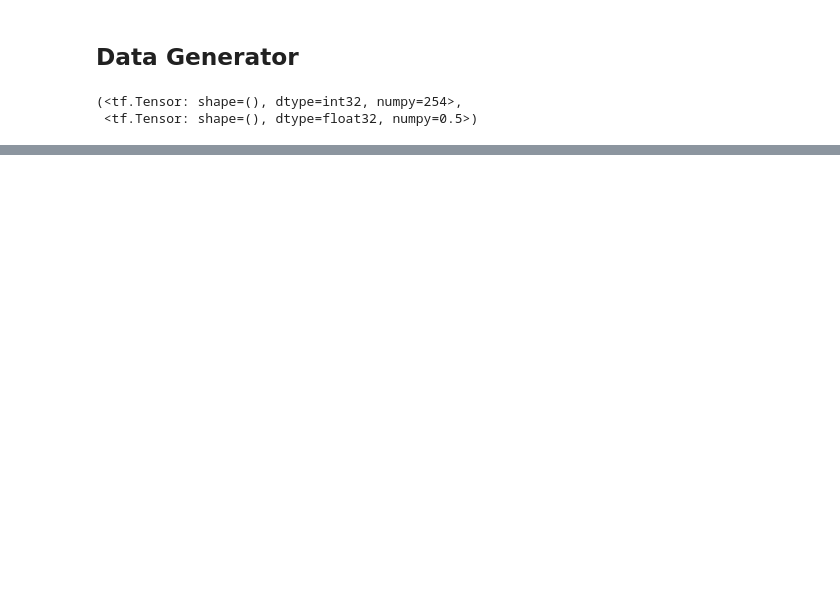
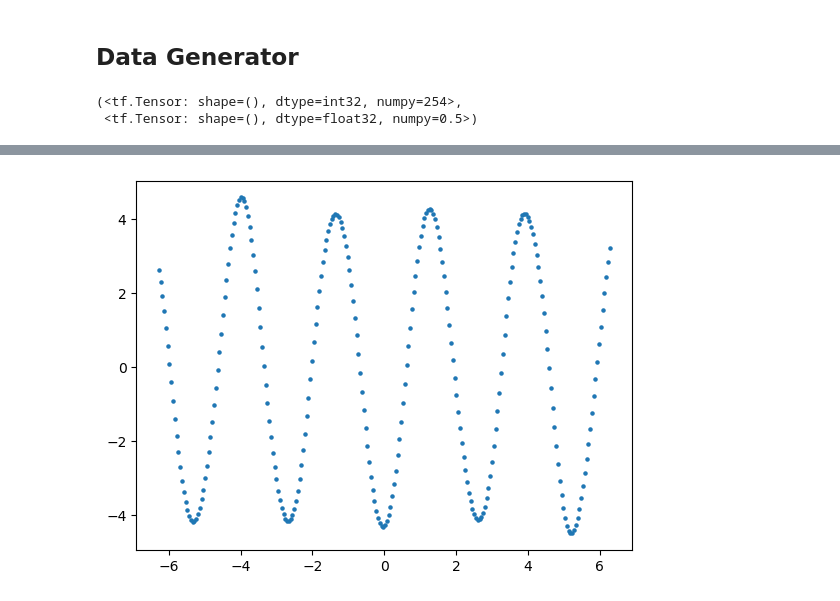
Before and after one commit to sejin8642/handson, a Jupyter notebook: scripts/part2/models.ipynb, the cells around one changed output, grey strips where cells are left out. Cells and saved outputs as stored; diff of their text form; code cells hidden in the pictures; blank space fills up the shorter version.

```diff
--- a/scripts/part2/models.ipynb
+++ b/scripts/part2/models.ipynb
@@ -1653,17 +1659,22 @@ validation_dataset = validation_dataset.batch(32).prefetch(tf.data.AUTOTUNE)
 # %%
 model = keras.models.Sequential([
-    keras.layers.Dense(64, activation="selu", input_shape=(128,)),
-    keras.layers.Dense(64, activation="selu"),
-    keras.layers.Dense(64, activation="linear")])
+    keras.layers.Dense(
+        64,
+        activation="selu",
+        name='hidden_layer_1',
+        input_shape=(size, )),
+    keras.layers.Dense(64, activation="selu", name='hidden_layer_2'),
+    keras.layers.Dense(size, name='output_layer', activation="linear")],
+    name='sequential_model')
 # %%
 early_stopping_cb = tf.keras.callbacks.EarlyStopping(
-    monitor="val_mae",
-    patience=50,
+    monitor="mae",
+    patience=30,
     restore_best_weights=True)
 
 opt = tf.keras.optimizers.SGD(learning_rate=0.02, momentum=0.9)
 # %%
-model.compile(loss=tf.keras.losses.Huber(), optimizer=opt, metrics=["val_mae"])
+model.compile(loss=tf.keras.losses.Huber(), optimizer=opt, metrics=["mae"])
 # %%
 model.fit(
     dataset,
@@ -1694,0 +1720,8 @@ Type:      method
+# %%
+x_tensor = tf.reshape(tf.constant(x), (1, -1)) # to change the shape from (254,) to (1, 254)
+# the first dimension is always the batch dimension even if there is only one data!
+
+y_pred = model.predict(x_tensor)
+plt.scatter(t, y_pred[0], s=5.0)
+plt.show()
+# %% [output]
@@ -1694,0 +1729 @@ Type:      method
+[figure, added]
```
Also changed, not shown: parts of 15 cells of this notebook.
